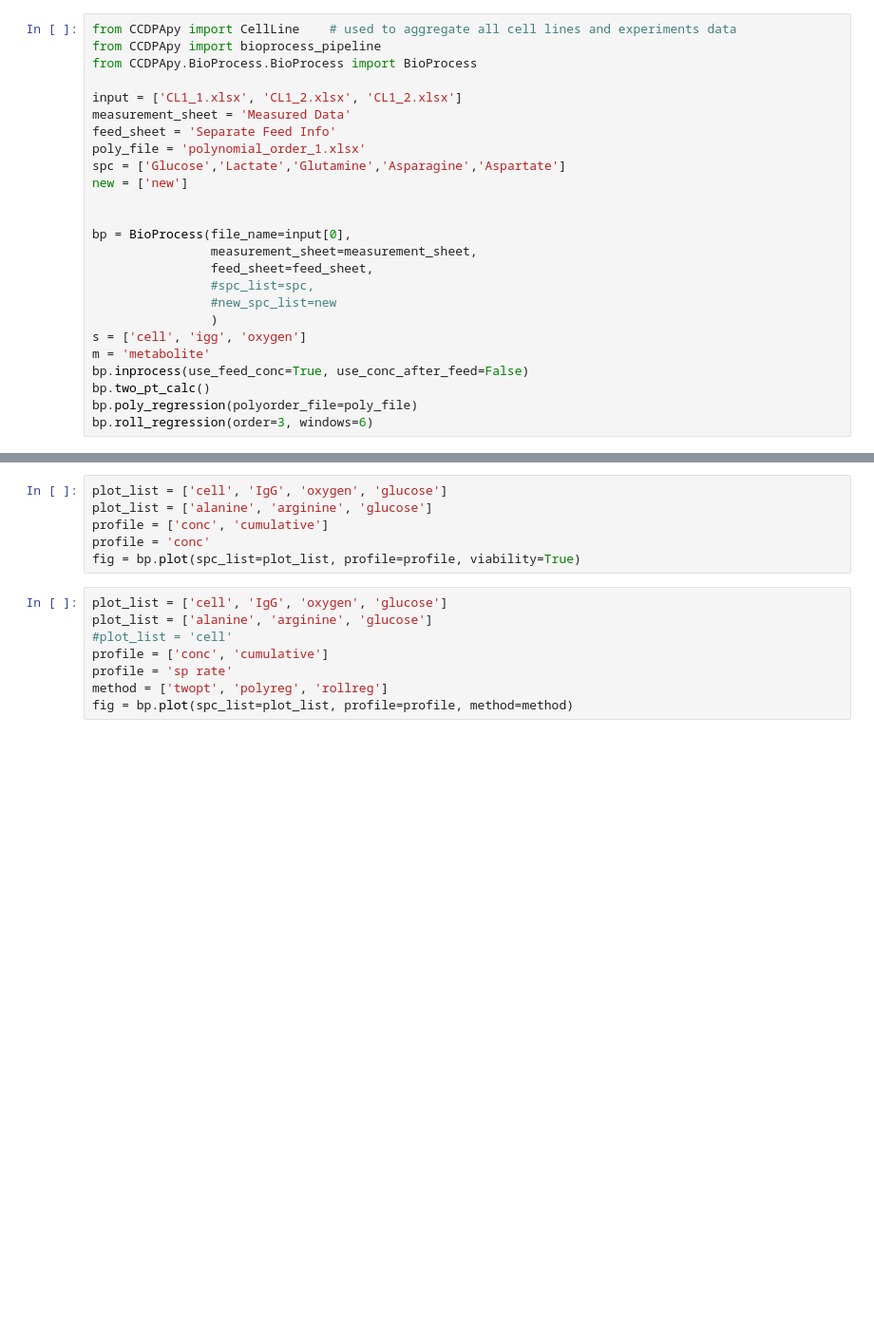
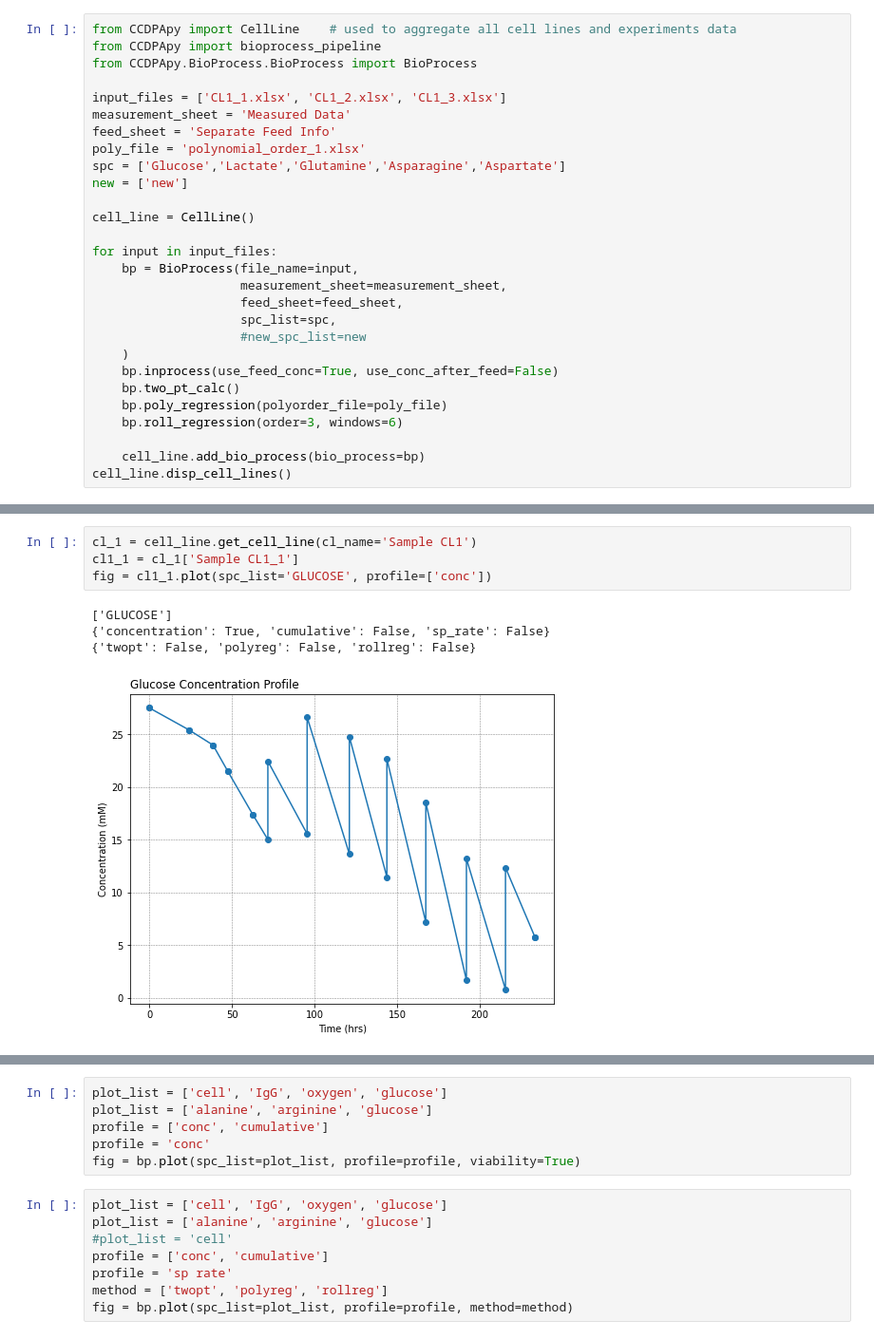
Before and after one commit to lu000285/CCDPApy, a Jupyter notebook: test.ipynb, the cells around one changed output, grey strips where cells are left out. Shown at 95% size. Drawn from its saved outputs; the diff is of its cells as text; blank space fills up the shorter version.

```diff
--- a/test.ipynb
+++ b/test.ipynb
@@ -3,23 +3,26 @@ from CCDPApy import CellLine    # used to aggregate all cell lines and experimen
 from CCDPApy import bioprocess_pipeline
 from CCDPApy.BioProcess.BioProcess import BioProcess
 
-input = ['CL1_1.xlsx', 'CL1_2.xlsx', 'CL1_2.xlsx']
+input_files = ['CL1_1.xlsx', 'CL1_2.xlsx', 'CL1_3.xlsx']
 measurement_sheet = 'Measured Data'
 feed_sheet = 'Separate Feed Info'
 poly_file = 'polynomial_order_1.xlsx'
 spc = ['Glucose','Lactate','Glutamine','Asparagine','Aspartate']
 new = ['new']
 
+cell_line = CellLine()
 
-bp = BioProcess(file_name=input[0],
-                measurement_sheet=measurement_sheet,
-                feed_sheet=feed_sheet,
-                #spc_list=spc,
-                #new_spc_list=new
-                )
-s = ['cell', 'igg', 'oxygen']
-m = 'metabolite'
-bp.inprocess(use_feed_conc=True, use_conc_after_feed=False)
-bp.two_pt_calc()
-bp.poly_regression(polyorder_file=poly_file)
-bp.roll_regression(order=3, windows=6)
+for input in input_files:
+    bp = BioProcess(file_name=input,
+                    measurement_sheet=measurement_sheet,
+                    feed_sheet=feed_sheet,
+                    spc_list=spc,
+                    #new_spc_list=new
+    )
+    bp.inprocess(use_feed_conc=True, use_conc_after_feed=False)
+    bp.two_pt_calc()
+    bp.poly_regression(polyorder_file=poly_file)
+    bp.roll_regression(order=3, windows=6)
+
+    cell_line.add_bio_process(bio_process=bp)
+cell_line.disp_cell_lines()
@@ -25,0 +37,9 @@ bp.roll_regression(order=3, windows=6)
+# %%
+cl_1 = cell_line.get_cell_line(cl_name='Sample CL1')
+cl1_1 = cl_1['Sample CL1_1']
+fig = cl1_1.plot(spc_list='GLUCOSE', profile=['conc'])
+# %% [output]
+['GLUCOSE']
+{'concentration': True, 'cumulative': False, 'sp_rate': False}
+{'twopt': False, 'polyreg': False, 'rollreg': False}
+[figure, added]
```
Also changed, not shown: parts of 7 cells of this notebook, 13 other files.
